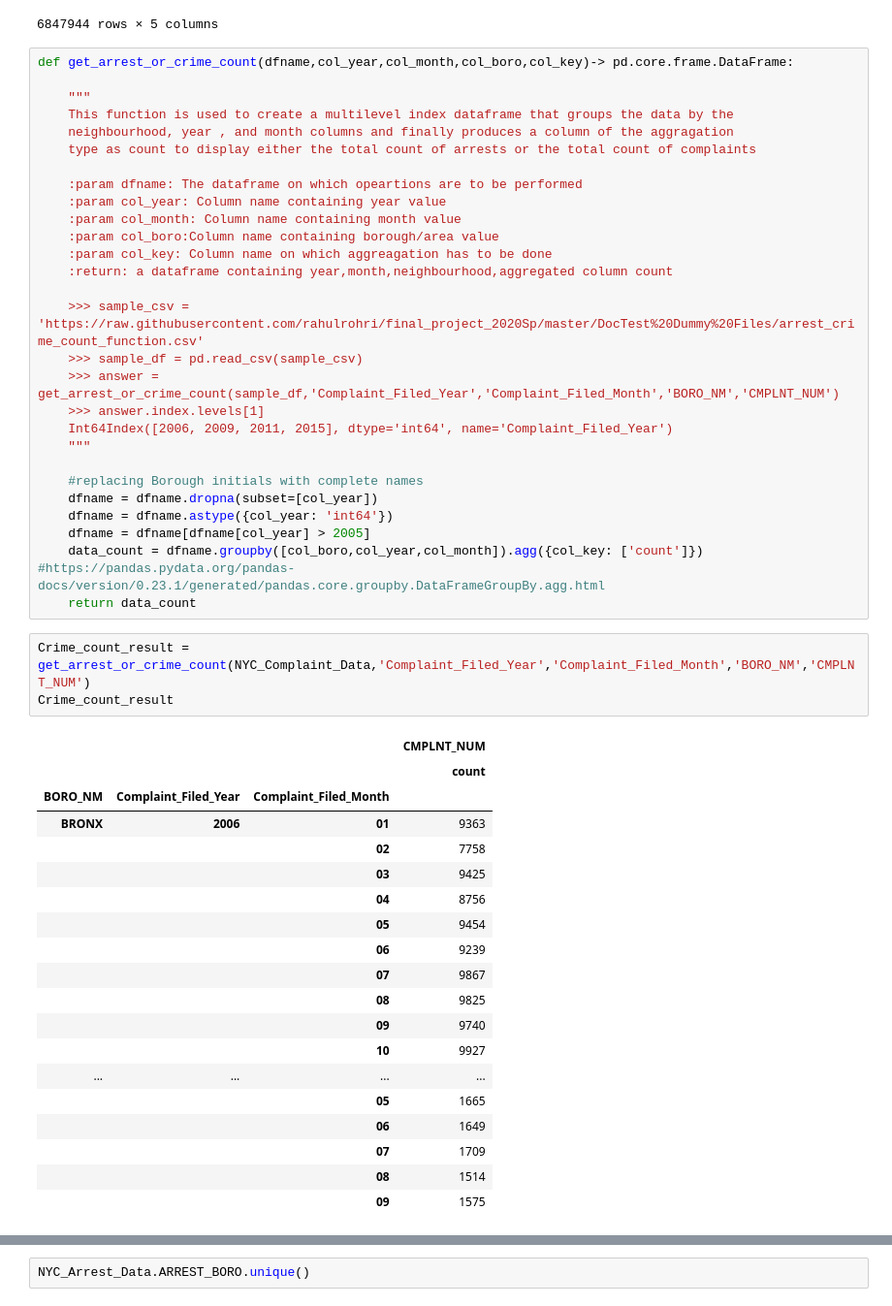
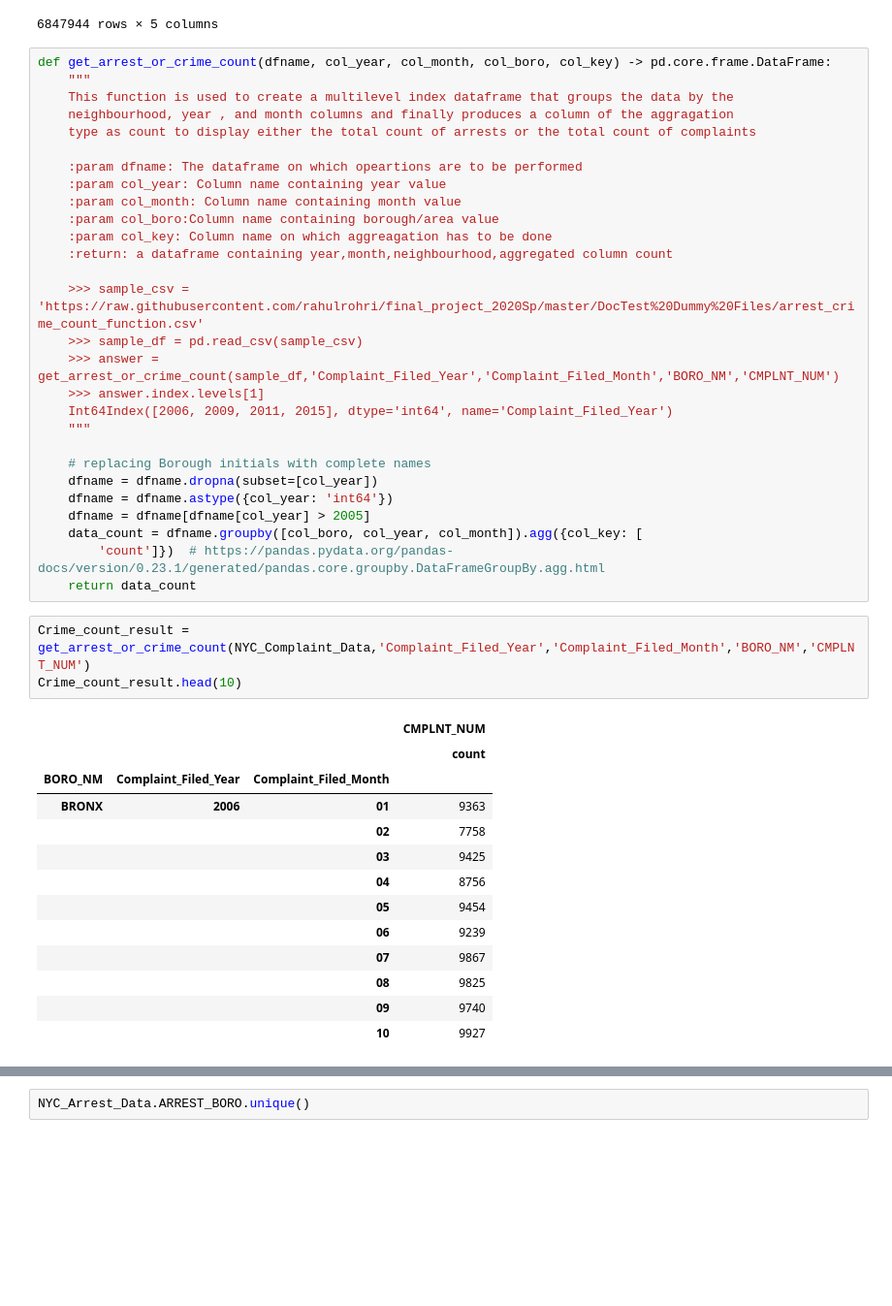
Before and after one commit to rahulrohri/PR_FP_RahulMegha, a Jupyter notebook: Final_Project_Code_IS590PR.ipynb, the cells around one changed output, grey strips where cells are left out. Shown at 97% size. Drawn from its saved outputs; the diff is of its cells as text; blank space fills up the shorter version.

```diff
--- a/Final_Project_Code_IS590PR.ipynb
+++ b/Final_Project_Code_IS590PR.ipynb
@@ -192,8 +192,7 @@ extract_year_month(NYC_Complaint_Data,'CMPLNT_FR_DT','Complaint_Filed_Month','Co
 | 6847943 | 643652700 | 05/08/2015 | QUEENS | 05 | 2015 |
 6847944 rows × 5 columns
 # %%
-def get_arrest_or_crime_count(dfname,col_year,col_month,col_boro,col_key)-> pd.core.frame.DataFrame:
-
+def get_arrest_or_crime_count(dfname, col_year, col_month, col_boro, col_key) -> pd.core.frame.DataFrame:
     """
     This function is used to create a multilevel index dataframe that groups the data by the
     neighbourhood, year , and month columns and finally produces a column of the aggragation
@@ -213,32 +212,27 @@ def get_arrest_or_crime_count(dfname,col_year,col_month,col_boro,col_key)-> pd.c
     Int64Index([2006, 2009, 2011, 2015], dtype='int64', name='Complaint_Filed_Year')
     """
 
-    #replacing Borough initials with complete names
+    # replacing Borough initials with complete names
     dfname = dfname.dropna(subset=[col_year])
     dfname = dfname.astype({col_year: 'int64'})
     dfname = dfname[dfname[col_year] > 2005]
-    data_count = dfname.groupby([col_boro,col_year,col_month]).agg({col_key: ['count']}) #https://pandas.pydata.org/pandas-docs/version/0.23.1/generated/pandas.core.groupby.DataFrameGroupBy.agg.html
+    data_count = dfname.groupby([col_boro, col_year, col_month]).agg({col_key: [
+        'count']})  # https://pandas.pydata.org/pandas-docs/version/0.23.1/generated/pandas.core.groupby.DataFrameGroupBy.agg.html
     return data_count
 # %%
 Crime_count_result = get_arrest_or_crime_count(NYC_Complaint_Data,'Complaint_Filed_Year','Complaint_Filed_Month','BORO_NM','CMPLNT_NUM')
-Crime_count_result
+Crime_count_result.head(10)
 # %% [output]
 |  |  |  | CMPLNT_NUM |
 |  |  |  | count |
 | BORO_NM | Complaint_Filed_Year | Complaint_Filed_Month |  |
 | BRONX | 2006 | 01 | 9363 |
 |  |  | 02 | 7758 |
 |  |  | 03 | 9425 |
 |  |  | 04 | 8756 |
 |  |  | 05 | 9454 |
 |  |  | 06 | 9239 |
 |  |  | 07 | 9867 |
 |  |  | 08 | 9825 |
 |  |  | 09 | 9740 |
 |  |  | 10 | 9927 |
-| ... | ... | ... | ... |
-|  |  | 05 | 1665 |
-|  |  | 06 | 1649 |
-|  |  | 07 | 1709 |
-|  |  | 08 | 1514 |
-|  |  | 09 | 1575 |
```
Also changed, not shown: parts of 27 cells of this notebook.
